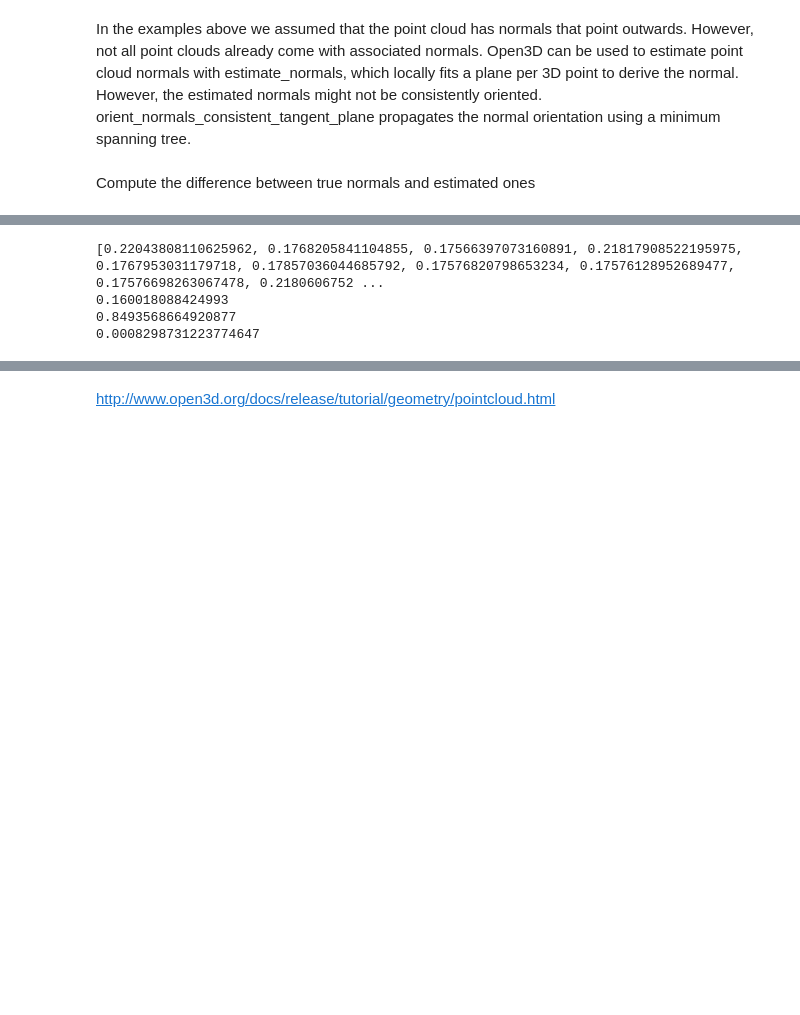
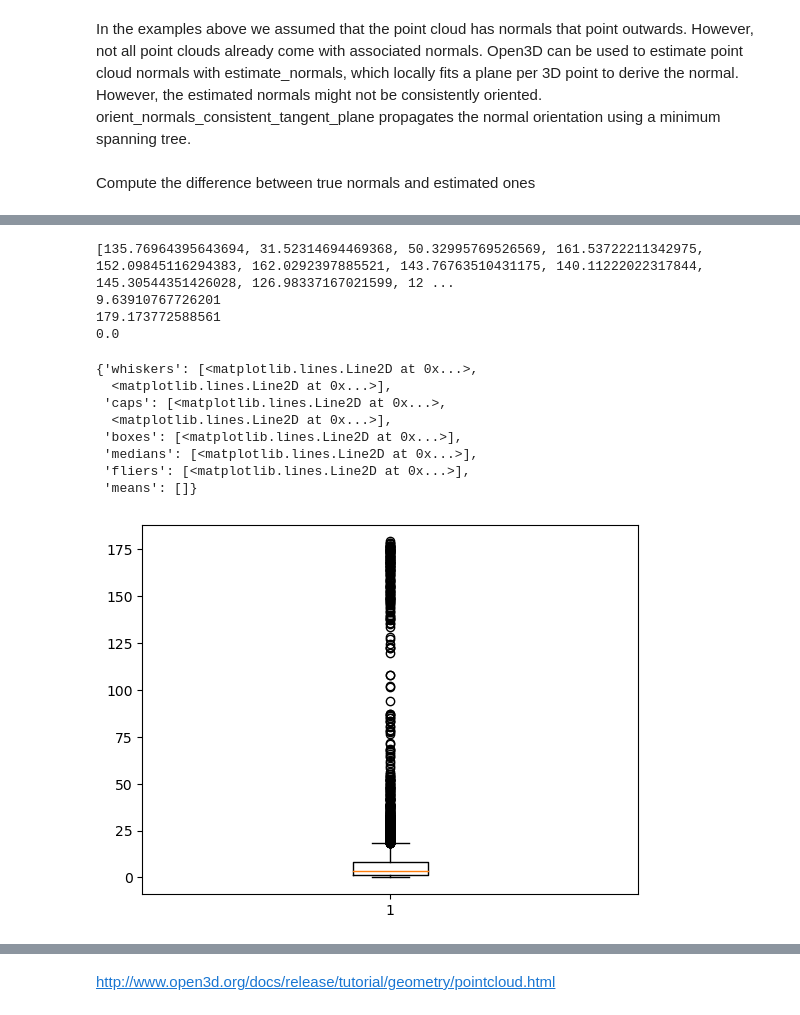
Before and after one commit to eugeniovaretti/MeshReconstructionFromPointCloud, a Jupyter notebook: ballpivoting_poisson.ipynb, the cells around one changed output, grey strips where cells are left out. Drawn from its saved outputs; the diff is of its cells as text; code cells hidden in the pictures; blank space fills up the shorter version.

```diff
--- a/ballpivoting_poisson.ipynb
+++ b/ballpivoting_poisson.ipynb
@@ -259,10 +274,11 @@ for i in range(point_cloud.shape[0]):
     vec1 = 0.0
     vec2 = 0.0
     for k in range(3):
-        scalar_prod += np.abs(pcd.normals[i][k] * pcd_norm.normals[i][k])
+        scalar_prod += pcd.normals[i][k] * pcd_norm.normals[i][k]
     vec1 = np.sqrt(np.sum(pcd.normals[i]**2))           # estimated
     vec2 = np.sqrt(np.sum(pcd_norm.normals[i]**2))      # true
     alpha = np.arccos(scalar_prod / (vec1 * vec2)) / 3.14 * 180
+
     error_angle.append(alpha)
 
 print(error_angle)
@@ -271,7 +287,20 @@ print(norm_error)
 print(np.max(error_angle))
 print(np.min(error_angle))
 # %% [output]
-[0.22043808110625962, 0.1768205841104855, 0.17566397073160891, 0.21817908522195975, 0.1767953031179718, 0.17857036044685792, 0.17576820798653234, 0.17576128952689477, 0.17576698263067478, 0.2180606752 ...
-0.160018088424993
-0.8493568664920877
-0.0008298731223774647
+[135.76964395643694, 31.52314694469368, 50.32995769526569, 161.53722211342975, 152.09845116294383, 162.0292397885521, 143.76763510431175, 140.11222022317844, 145.30544351426028, 126.98337167021599, 12 ...
+9.63910767726201
+179.173772588561
+0.0
+# %%
+# boxplot
+plt.boxplot(error_angle)
+# %% [output]
+{'whiskers': [<matplotlib.lines.Line2D at 0x...>,
+  <matplotlib.lines.Line2D at 0x...>],
+ 'caps': [<matplotlib.lines.Line2D at 0x...>,
+  <matplotlib.lines.Line2D at 0x...>],
+ 'boxes': [<matplotlib.lines.Line2D at 0x...>],
+ 'medians': [<matplotlib.lines.Line2D at 0x...>],
+ 'fliers': [<matplotlib.lines.Line2D at 0x...>],
+ 'means': []}
+[figure, added]
```
Also changed, not shown: parts of 23 cells of this notebook, 2 other files.
